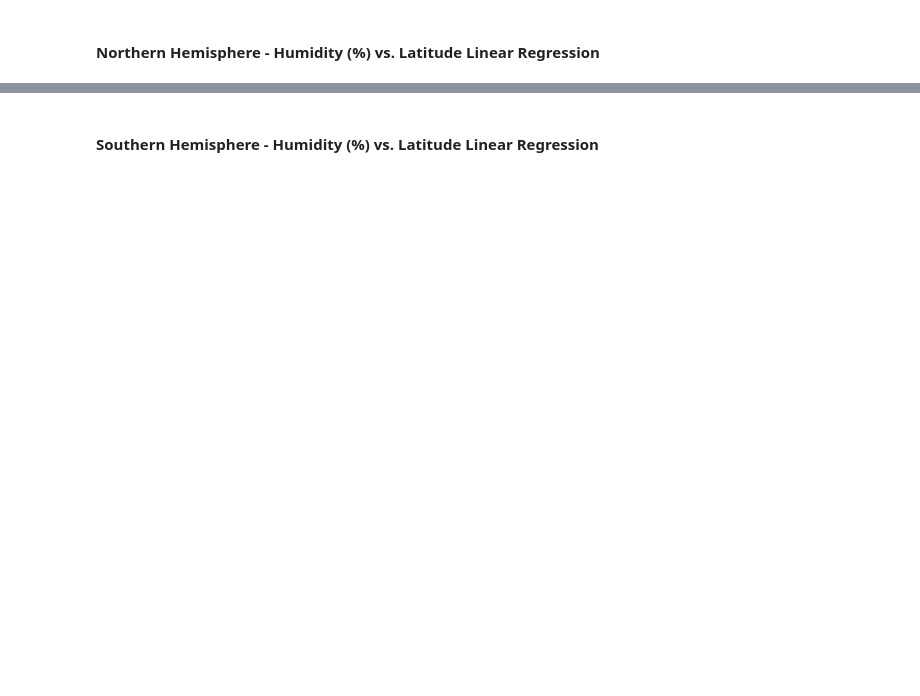
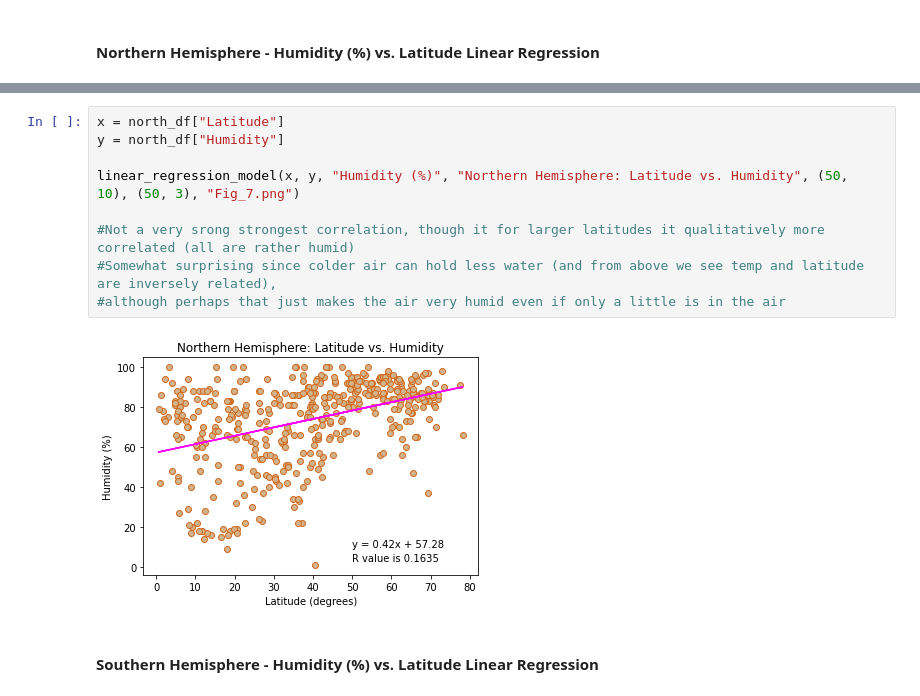
Before and after one commit to ptsaitta/python-api-challenge, a Jupyter notebook: WeatherPy.ipynb, the cells around one changed output, grey strips where cells are left out. Saved outputs shown, nothing was run; the diff lists cells and outputs as text; blank space fills up the shorter version.

```diff
--- a/WeatherPy.ipynb
+++ b/WeatherPy.ipynb
@@ -391,2 +398,13 @@ The r-value is: 0.000543987878808455
+# %%
+x = north_df["Latitude"]
+y = north_df["Humidity"]
+
+linear_regression_model(x, y, "Humidity (%)", "Northern Hemisphere: Latitude vs. Humidity", (50, 10), (50, 3), "Fig_7.png")
+
+#Not a very srong strongest correlation, though it for larger latitudes it qualitatively more correlated (all are rather humid)
+#Somewhat surprising since colder air can hold less water (and from above we see temp and latitude are inversely related),
+#although perhaps that just makes the air very humid even if only a little is in the air
+# %% [output]
+[figure, added]
 # %% [markdown]
 ####  Southern Hemisphere - Humidity (%) vs. Latitude Linear Regression
```
Also changed, not shown: parts of 15 cells of this notebook, 8 other files.
